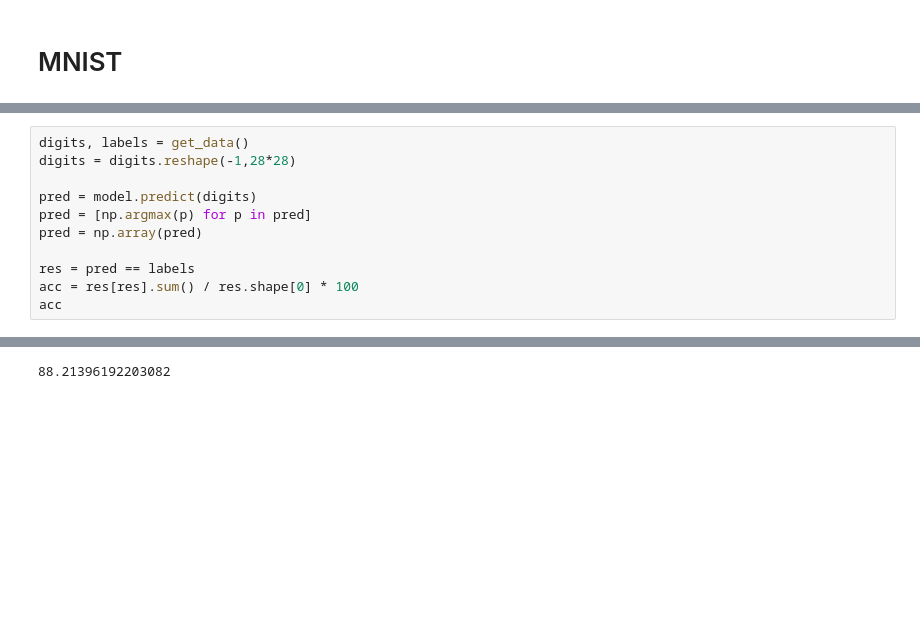
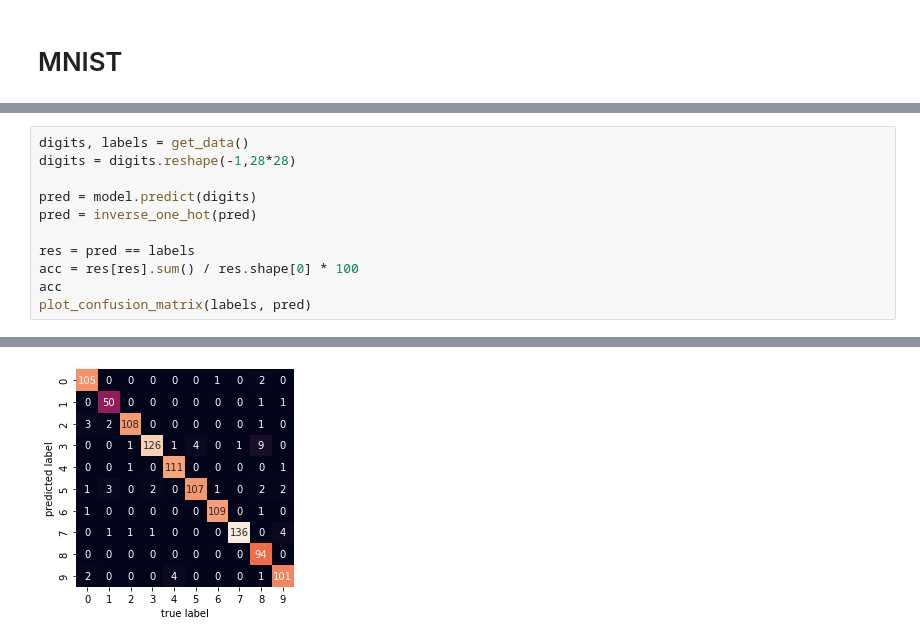
Before and after one commit to taimoon/handwritten-digits-recognition, a Jupyter notebook: using_cnn.ipynb, the cells around one changed output, grey strips where cells are left out. Saved outputs shown, nothing was run; the diff lists cells and outputs as text; blank space fills up the shorter version.

```diff
--- a/using_cnn.ipynb
+++ b/using_cnn.ipynb
@@ -157,10 +158,10 @@ digits, labels = get_data()
 digits = digits.reshape(-1,28*28)
 
 pred = model.predict(digits)
-pred = [np.argmax(p) for p in pred]
-pred = np.array(pred)
+pred = inverse_one_hot(pred)
 
 res = pred == labels
 acc = res[res].sum() / res.shape[0] * 100
 acc
+plot_confusion_matrix(labels, pred)
 # %% [output]
@@ -168,3 +169,3 @@ acc
-88.21396192203082
+[figure, added]
 # %%
 digits, labels = mnist.extract_test()
```
Also changed, not shown: parts of 8 cells of this notebook, 10 other files.
